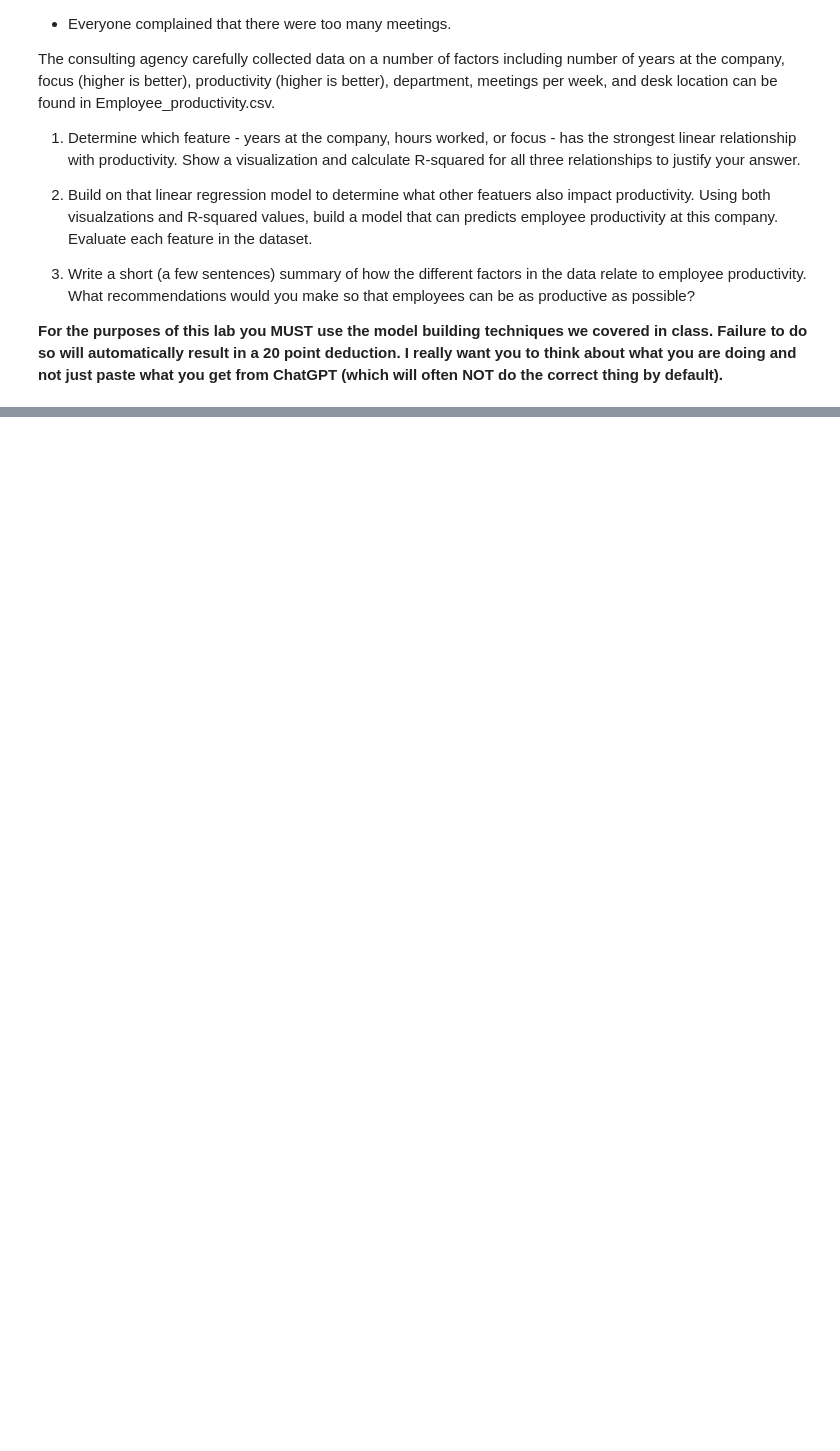
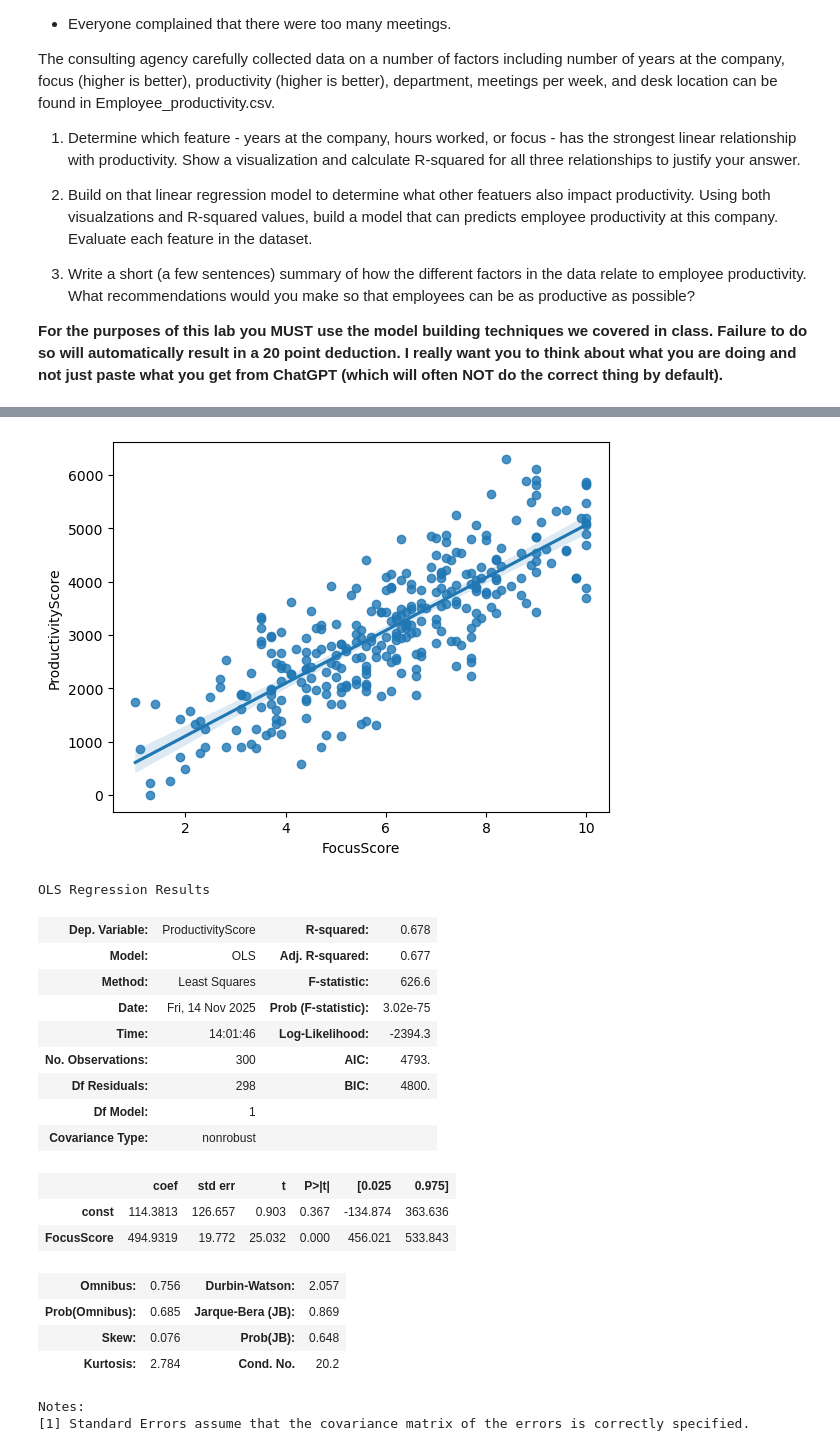
Before and after one commit to RGM-86RF/Data_Visualization_And_Modeling, a Jupyter notebook: Lab/3.3 Visualizing Relationships Between Quantitative Features Lab-Copy1.ipynb, the cells around one changed output, grey strips where cells are left out. Cells and saved outputs as stored; diff of their text form; code cells hidden in the pictures; blank space fills up the shorter version.

```diff
--- a/Lab/3.3 Visualizing Relationships Between Quantitative Features Lab-Copy1.ipynb
+++ b/Lab/3.3 Visualizing Relationships Between Quantitative Features Lab-Copy1.ipynb
@@ -23,3 +23,10 @@ The consulting agency carefully collected data on a number of factors including
 #1. regression models with years at company, hours worked and focus
 #2. use hue= to further the regression model
 #3. summarize this info.
+import pandas as pd
+import matplotlib.pyplot as plt
+import seaborn as sns
+import statsmodels.api as sm
+
+df = pd.read_csv('Employee_productivity.csv')
+df.head(10)
@@ -25,0 +45,31 @@ The consulting agency carefully collected data on a number of factors including
+# %%
+
+sns.regplot(x='FocusScore',y='ProductivityScore',data=df)
+plt.show()
+x = sm.add_constant(df['FocusScore'])
+y = df['ProductivityScore']
+
+model = sm.OLS(y,x).fit()
+
+model.summary()
+# %% [output]
+[figure, added]
+OLS Regression Results
+| Dep. Variable: | ProductivityScore | R-squared: | 0.678 |
+| Model: | OLS | Adj. R-squared: | 0.677 |
+| Method: | Least Squares | F-statistic: | 626.6 |
+| Date: | Fri, 14 Nov 2025 | Prob (F-statistic): | 3.02e-75 |
+| Time: | 14:01:46 | Log-Likelihood: | -2394.3 |
+| No. Observations: | 300 | AIC: | 4793. |
+| Df Residuals: | 298 | BIC: | 4800. |
+| Df Model: | 1 |  |  |
+| Covariance Type: | nonrobust |  |  |
+|  | coef | std err | t | P>|t| | [0.025 | 0.975] |
+| const | 114.3813 | 126.657 | 0.903 | 0.367 | -134.874 | 363.636 |
+| FocusScore | 494.9319 | 19.772 | 25.032 | 0.000 | 456.021 | 533.843 |
+| Omnibus: | 0.756 | Durbin-Watson: | 2.057 |
+| Prob(Omnibus): | 0.685 | Jarque-Bera (JB): | 0.869 |
+| Skew: | 0.076 | Prob(JB): | 0.648 |
+| Kurtosis: | 2.784 | Cond. No. | 20.2 |
+Notes:
+[1] Standard Errors assume that the covariance matrix of the errors is correctly specified.
```
Also changed, not shown: parts of 7 cells of this notebook, 1 other file.
